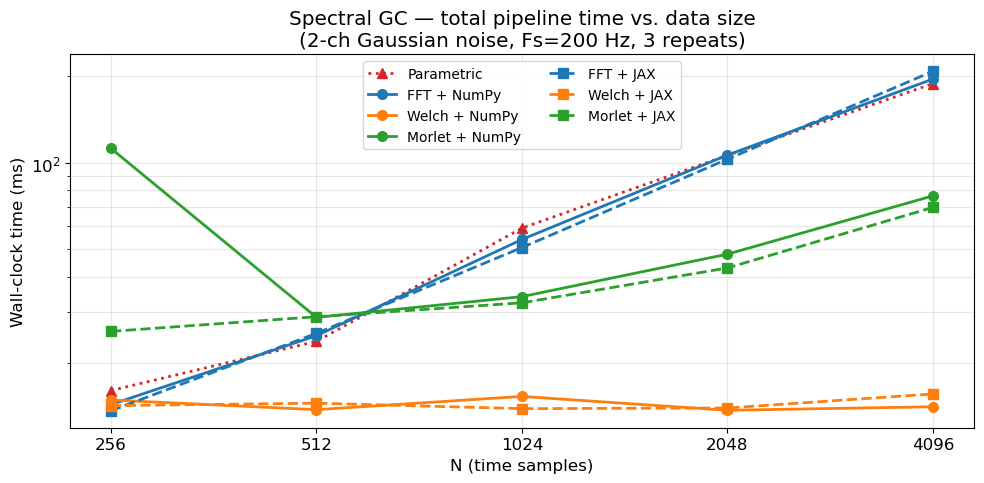
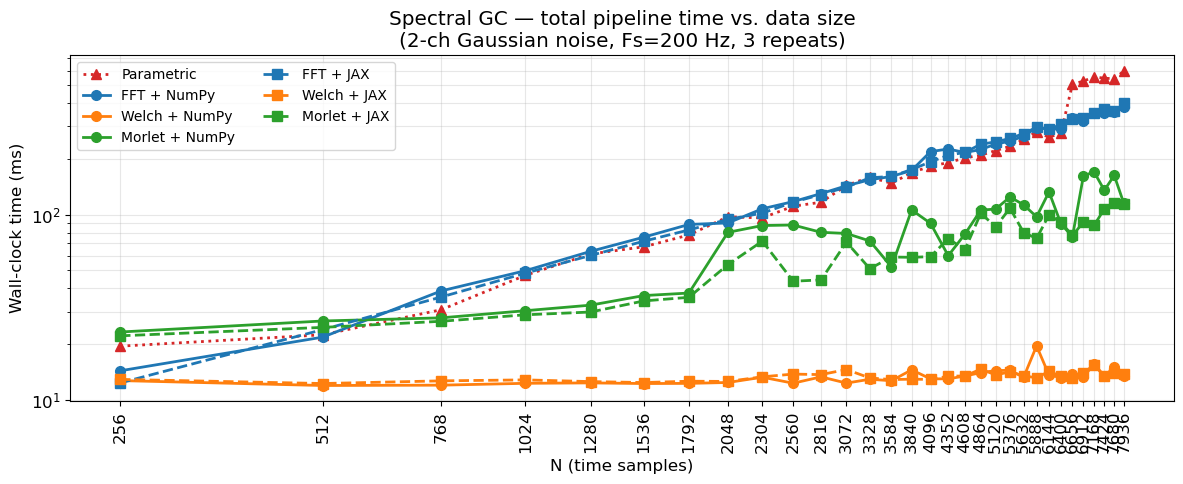
Code edit (unified diff) that turned the first committed figure into the second:
--- before
+++ after
@@ -3,5 +3,5 @@
 MK     = {"NumPy": "o",  "JAX":   "s"}
 
-fig, ax = plt.subplots(figsize=(10, 5))
+fig, ax = plt.subplots(figsize=(12, 5))
 
 for label, times in results.items():
@@ -20,4 +20,5 @@
 ax.set_yscale("log")
 ax.set_xticks(N_VALUES)
+plt.xticks(rotation=90)
 ax.set_xticklabels(N_VALUES)
 ax.set_xlabel("N (time samples)")

Commit: added mumtitaper; frequency axis returned by GC spec functions